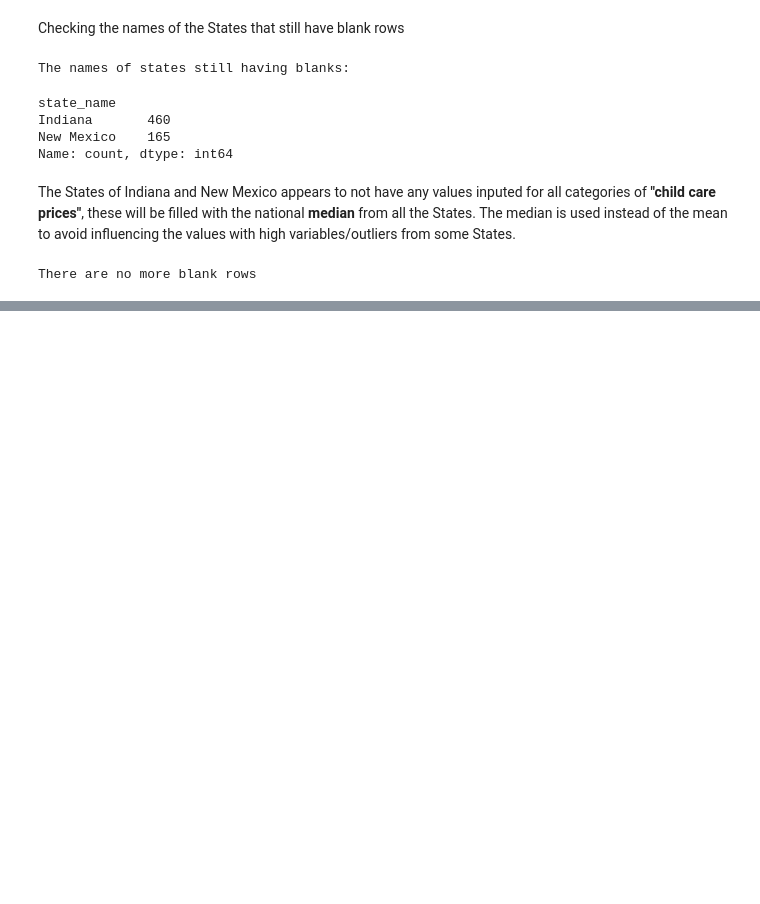
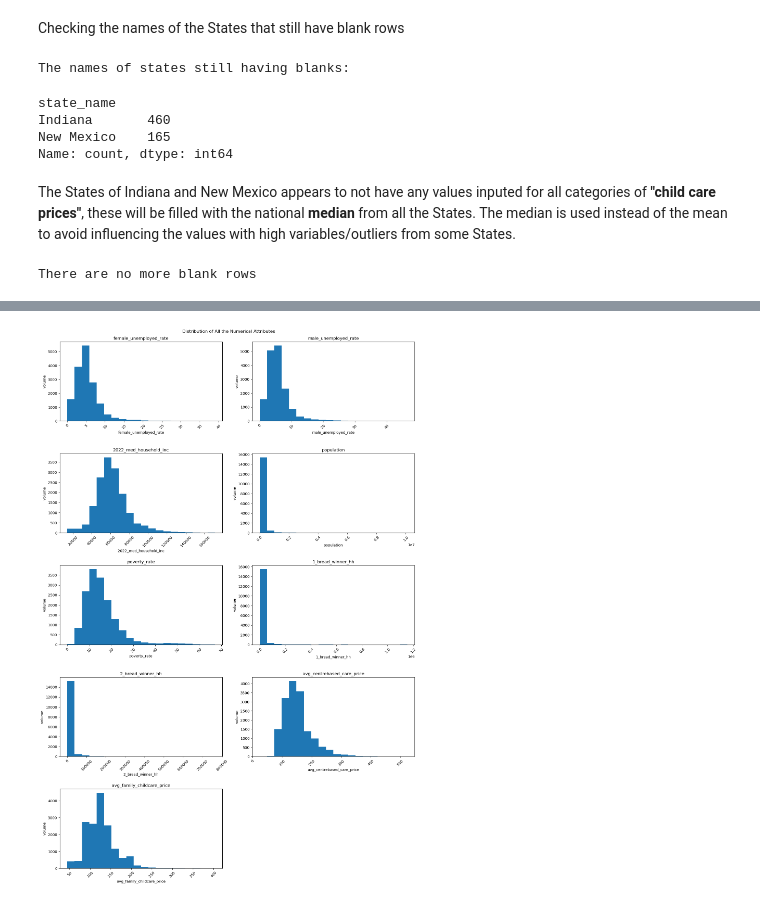
Before and after one commit to kaymighty86/us-poverty-rate-analysis, a Jupyter notebook: us_poverty_rate_analysis_notebook.ipynb, the cells around one changed output, grey strips where cells are left out. Cells and saved outputs as stored; diff of their text form; code cells hidden in the pictures; blank space fills up the shorter version.

Commit message:
Completed the data processing stage
Completed the data processing stage by merging the redundant attributes and commenced the univariate analysis.

```diff
--- a/us_poverty_rate_analysis_notebook.ipynb
+++ b/us_poverty_rate_analysis_notebook.ipynb
@@ -275,0 +284,4 @@ filtered_df.describe().T
+# %%
+filtered_df["2_bread_winner_hh"] = (filtered_df["h_under6_bothwork"] + filtered_df["h_6to17_bothwork"]).astype("int64")
+filtered_df = filtered_df.drop(["h_under6_bothwork", "h_6to17_bothwork"], axis=1) #dropping the extra columns that are no more needed
+filtered_df.head(1)
@@ -275,0 +294,6 @@ filtered_df.describe().T
+# %%
+# find the mean accross all the age-groups of the median centre-based care prices and assign it into a new single attribute
+filtered_df["avg_centrebased_care_price"] = filtered_df[["mcbto5", "mc6to11", "mc12to17", "mc18to23", "mc24to29", "mc30to35", "mc36to41", "mc42to47", "mc48to53", "mc54tosa", "mcsa"]].mean(axis=1)
+#dropping the extra columns that are no more needed
+filtered_df = filtered_df.drop(["mcbto5", "mc6to11", "mc12to17", "mc18to23", "mc24to29", "mc30to35", "mc36to41", "mc42to47", "mc48to53", "mc54tosa", "mcsa"], axis=1)
+filtered_df.head(1)
@@ -275,0 +306,5 @@ filtered_df.describe().T
+# %%
+filtered_df["avg_family_childcare_price"] = filtered_df[["mfccbto5", "mfcc6to11", "mfcc12to17", "mfcc18to23", "mfcc24to29", "mfcc30to35", "mfcc36to41", "mfcc42to47", "mfcc48to53", "mfcc54tosa", "mfccsa"]].mean(axis=1)
+ #dropping the extra columns that are no more needed
+filtered_df = filtered_df.drop(["mfccbto5", "mfcc6to11", "mfcc12to17", "mfcc18to23", "mfcc24to29", "mfcc30to35", "mfcc36to41", "mfcc42to47", "mfcc48to53", "mfcc54tosa", "mfccsa"], axis=1)
+filtered_df.head(1)
@@ -275,0 +323,11 @@ filtered_df.describe().T
+# %%
+#renaming some of the attributes for clarity
+filtered_df = filtered_df.rename({
+    "totalpop": "population",
+    "funr_16": "female_unemployed_rate",
+    "munr_16": "male_unemployed_rate",
+    "mhi_2022": "2022_med_household_inc",
+    "pr_p": "poverty_rate",
+}, axis=1)
+
+filtered_df.head(3)
@@ -275,0 +440,21 @@ filtered_df.describe().T
+# %%
+numeric_attr = ["female_unemployed_rate", "male_unemployed_rate", "2022_med_household_inc", "population", "poverty_rate", "1_bread_winner_hh", "2_bread_winner_hh", "avg_centrebased_care_price", "avg_family_childcare_price"]
+curr_col = 1
+cols = 2
+rows = int(len(numeric_attr)/cols)
+rows += 1 if rows * cols < len(numeric_attr) else rows #if the number of rows is not enough, add 1 to it (it means the list of plots needed is odd not even)
+
+plt.figure(figsize=(15, 22))
+for attribute in numeric_attr:
+    plt.subplot(rows, cols, curr_col)
+    plt.title(attribute)
+    plt.hist(filtered_df[attribute], bins=20)
+    plt.xlabel(attribute)
+    plt.xticks(rotation = 45)
+    plt.ylabel("volume")
+    curr_col += 1
+plt.suptitle("Distribution of All the Numerical Attributes")
+plt.tight_layout(pad=2)
+plt.show()
+# %% [output]
+[figure, added]
```
Also changed, not shown: parts of 41 cells of this notebook, 1 other file.
